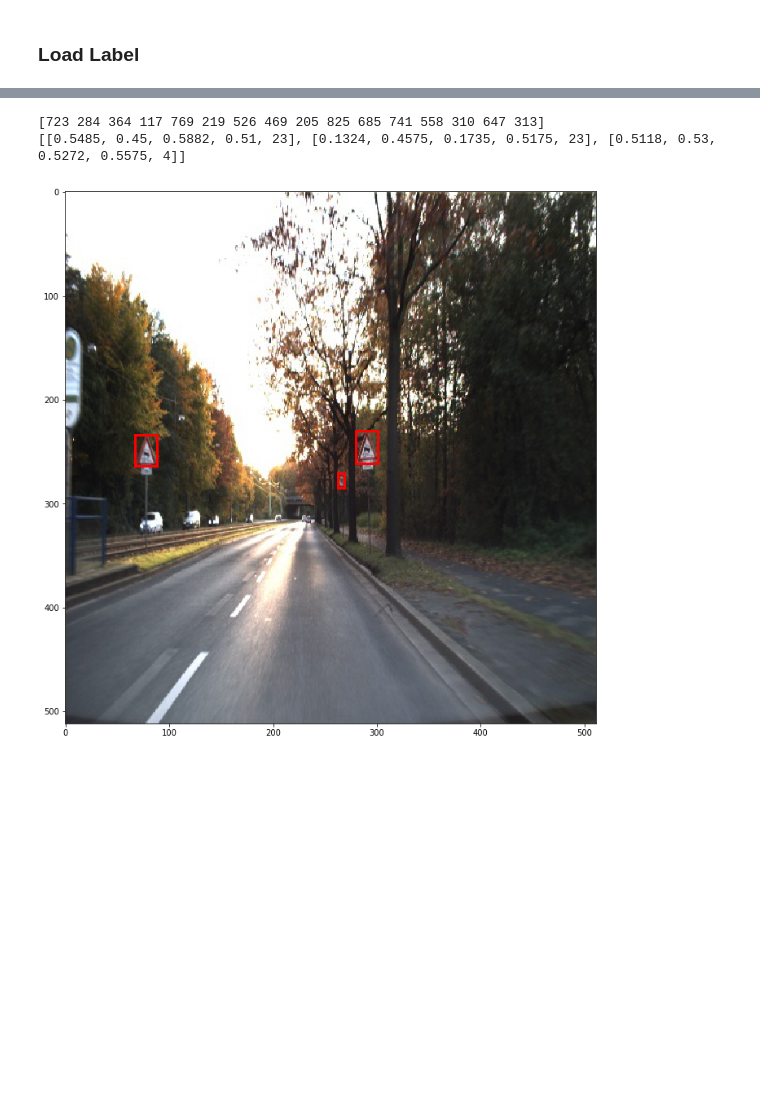
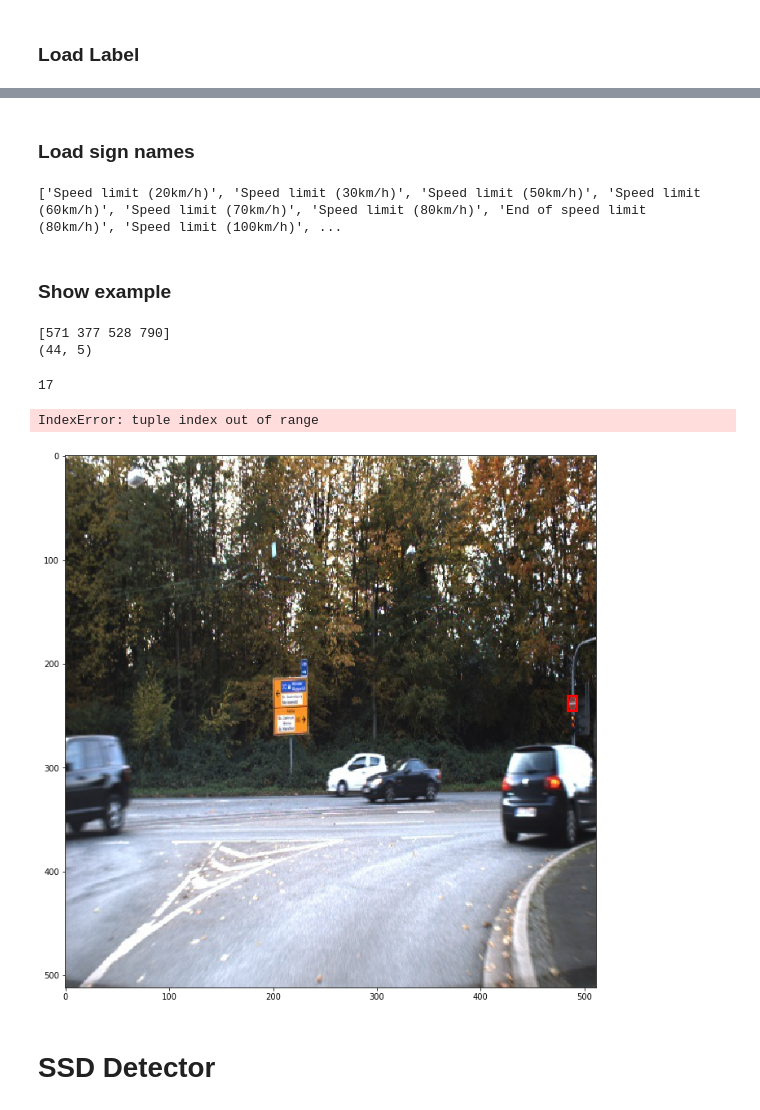
Before and after one commit to liferlisiqi/Traffic-Sign-Detection, a Jupyter notebook: SSD.ipynb, the cells around one changed output, grey strips where cells are left out. Saved outputs shown, nothing was run; the diff lists cells and outputs as text; code cells hidden in the pictures; blank space fills up the shorter version.

```diff
--- a/SSD.ipynb
+++ b/SSD.ipynb
@@ -38,7 +49,8 @@ batch = train_iter.next()
 ### Load Label
 # %%
 paths = glob.glob("dataset/scene-jpg/*.jpg")
-labels = [[] for i in range(len(paths))]
+labels = nd.zeros((len(paths), NUM_CLASS+1, 5)) -1.
+print(labels.shape)
 gts = open("dataset/gt1.txt",'r').read().split('\n')[:-1]
 for gt in gts:
     line = gt.split(";")
@@ -47,8 +59,8 @@ for gt in gts:
     miny = float(line[2])
     maxx = float(line[3])
     maxy = float(line[4])
-    label = int(line[5])
-    labels[idx].append([minx, miny, maxx, maxy, label])
+    label = float(line[5])
+    labels[idx][int(label)] = [label, minx, miny, maxx, maxy]
 print(len(paths), len(gts), len(labels))
-print(labels[0])
+print(labels[1])
 # %% [output]
@@ -57,3 +84,15 @@ print(labels[0])
+# %% [markdown]
+### Load sign names
+# %%
+signname_file = "dataset/signnames.csv"
+with open(signname_file) as f:
+    f.readline() # skip the headers
+    signnames = [row[1] for row in csv.reader(f)]
+print(signnames)
+# %% [output]
+['Speed limit (20km/h)', 'Speed limit (30km/h)', 'Speed limit (50km/h)', 'Speed limit (60km/h)', 'Speed limit (70km/h)', 'Speed limit (80km/h)', 'End of speed limit (80km/h)', 'Speed limit (100km/h)', ...
+# %% [markdown]
+### Show example
 # %%
 %matplotlib inline
 batch_label = batch.label[0].asnumpy().astype(int)
@@ -61,21 +100,30 @@ print(batch_label)
 img = batch.data[0][0]
 img = img.transpose((1, 2, 0))
 img = img.clip(0,255).asnumpy()/255
-mul_label = labels[batch_label[0]]
-print(mul_label)
+mul_label = labels[batch_label][0].asnumpy()
+print(mul_label.shape)
 # %% [output]
-[723 284 364 117 769 219 526 469 205 825 685 741 558 310 647 313]
-[[0.5485, 0.45, 0.5882, 0.51, 23], [0.1324, 0.4575, 0.1735, 0.5175, 23], [0.5118, 0.53, 0.5272, 0.5575, 4]]
+[571 377 528 790]
+(44, 5)
 # %%
 fig,ax = plt.subplots(1,  figsize=(12,12))
 ax.imshow(img)
 for box in mul_label:
-    minx = int(box[0] * DATA_SHAPE)
-    miny = int(box[1] * DATA_SHAPE)
-    maxx = int(box[2] * DATA_SHAPE)
-    maxy = int(box[3] * DATA_SHAPE)
+    sign = int(box[0])
+    if(sign < 0):
+        continue
+    print(sign)
+    minx = int(box[1] * DATA_SHAPE)
+    miny = int(box[2] * DATA_SHAPE)
+    maxx = int(box[3] * DATA_SHAPE)
+    maxy = int(box[4] * DATA_SHAPE)
     rect = plt.Rectangle((minx, miny), maxx-minx, maxy-miny,fill=False, edgecolor='red', linewidth=3)
     ax.add_patch(rect)
+    ax.text(minx, miny-2, '{:s} {:.3f}'.format(signnames[sign]),fontsize=12, color='white')
 plt.show()
 # %% [output]
+17
+IndexError: tuple index out of range
-[figure, old version]
+[figure, new version]
+# %% [markdown]
+# SSD Detector
```
Also changed, not shown: parts of 28 cells of this notebook, 1 other file.
